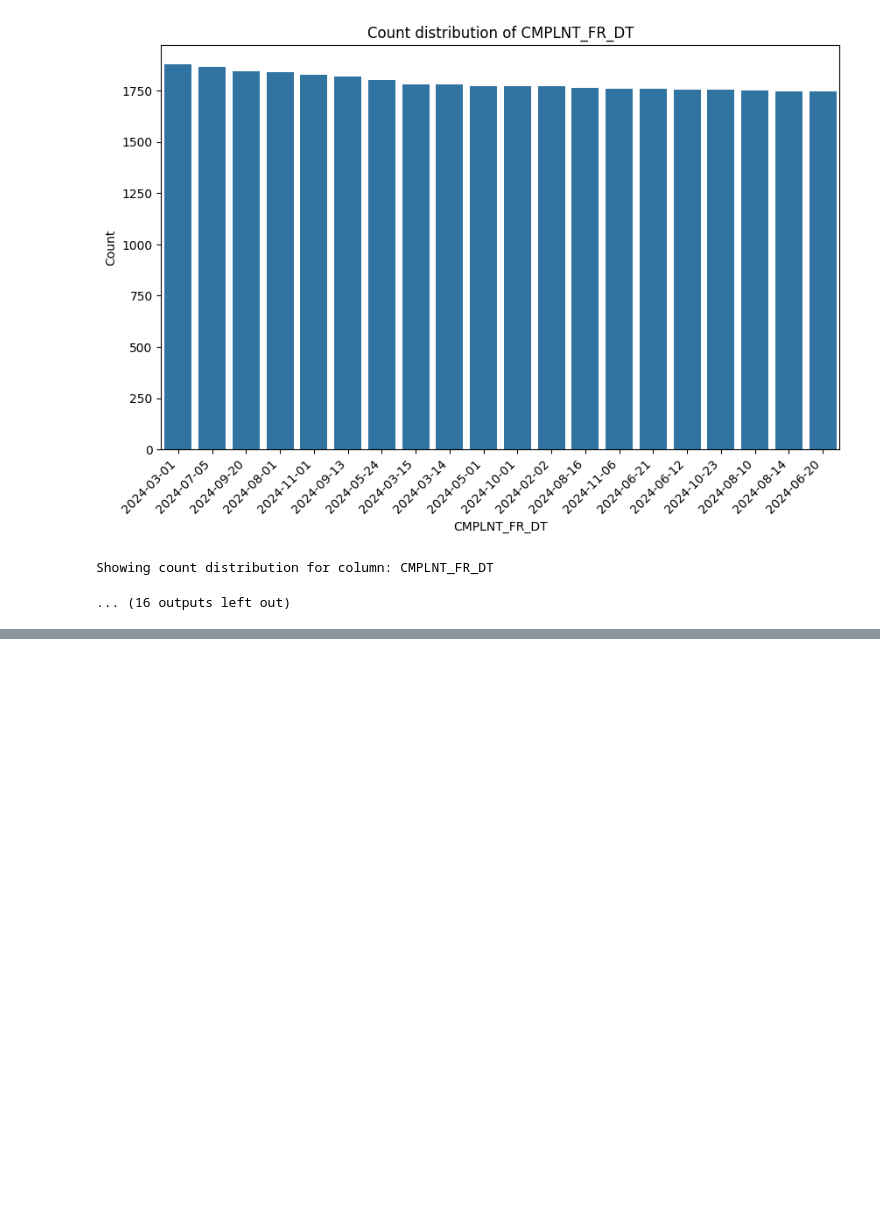
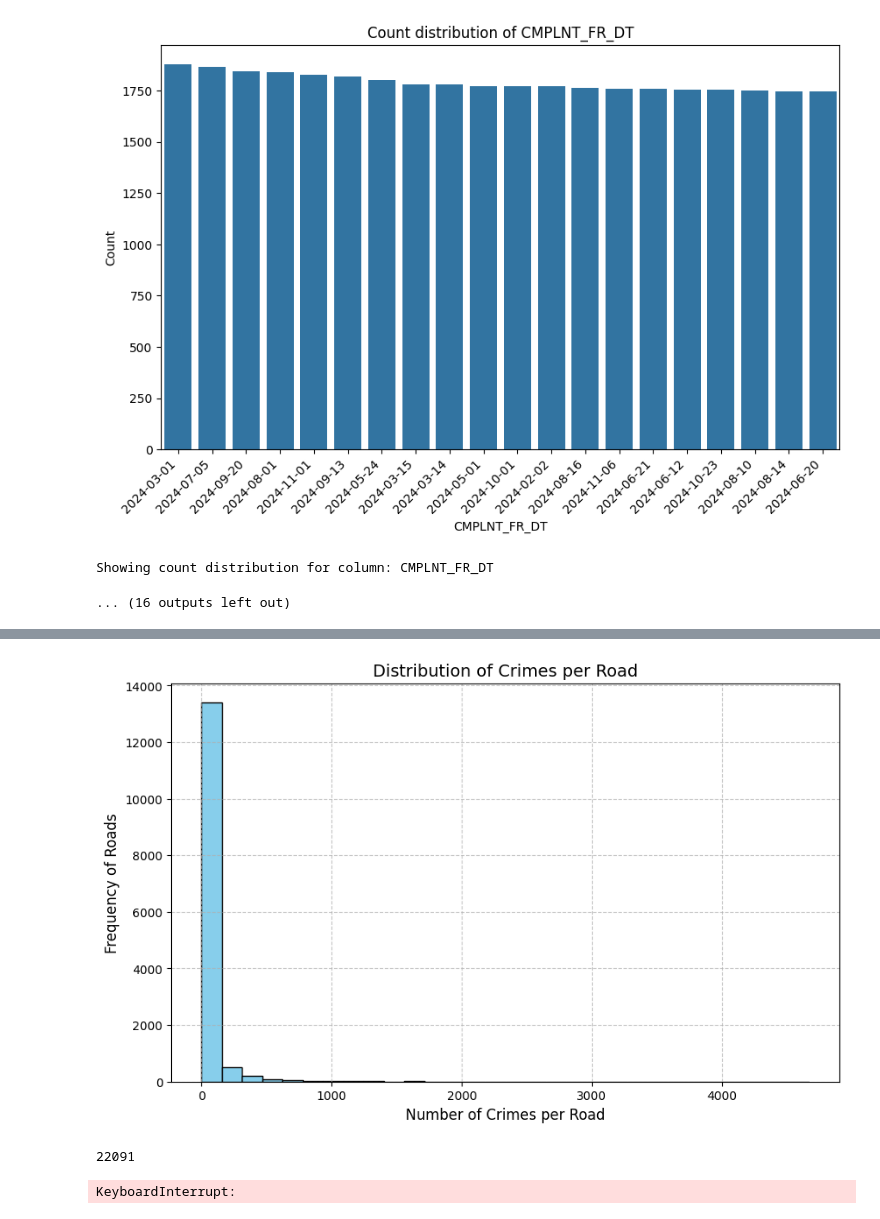
Before and after one commit to gcivil-nyu-org/team2-wed-spring25, a Jupyter notebook: transform_data.ipynb, the cells around one changed output, grey strips where cells are left out. Saved outputs shown, nothing was run; the diff lists cells and outputs as text; code cells hidden in the pictures; blank space fills up the shorter version.

```diff
--- a/transform_data.ipynb
+++ b/transform_data.ipynb
@@ -139,0 +247,14 @@ gdf_final.head()
+# %%
+# Step 1: Group by 'LINEARID' and count crimes (CMPLNT_NUM)
+crime_counts_per_road = joined_gdf.groupby('LINEARID')['CMPLNT_NUM'].count().reset_index()
+
+# Step 2: Create a histogram to visualize the distribution
+plt.figure(figsize=(10, 6))
+plt.hist(crime_counts_per_road['CMPLNT_NUM'], bins=30, color='skyblue', edgecolor='black')
+plt.title('Distribution of Crimes per Road', fontsize=14)
+plt.xlabel('Number of Crimes per Road', fontsize=12)
+plt.ylabel('Frequency of Roads', fontsize=12)
+plt.grid(True, linestyle='--', alpha=0.7)
+plt.show()
+# %% [output]
+[figure, added]
@@ -139,0 +284,16 @@ gdf_final.head()
+# %%
+len(ny_roads_final)
+# %% [output]
+22091
+# %%
+# Figure out a way to make this faster or run in background
+split_roads = []
+for road in ny_roads_final['geometry']:
+    other_roads = ny_roads_final['geometry'].loc[ny_roads_final['geometry'] != road]
+    subsegments = split_road_at_intersections(road, other_roads)
+    split_roads.extend(subsegments)
+
+# Convert the result to a GeoDataFrame
+subsegments_gdf = gpd.GeoDataFrame(geometry=split_roads)
+# %% [output]
+KeyboardInterrupt:
```
Also changed, not shown: parts of 14 cells of this notebook.
